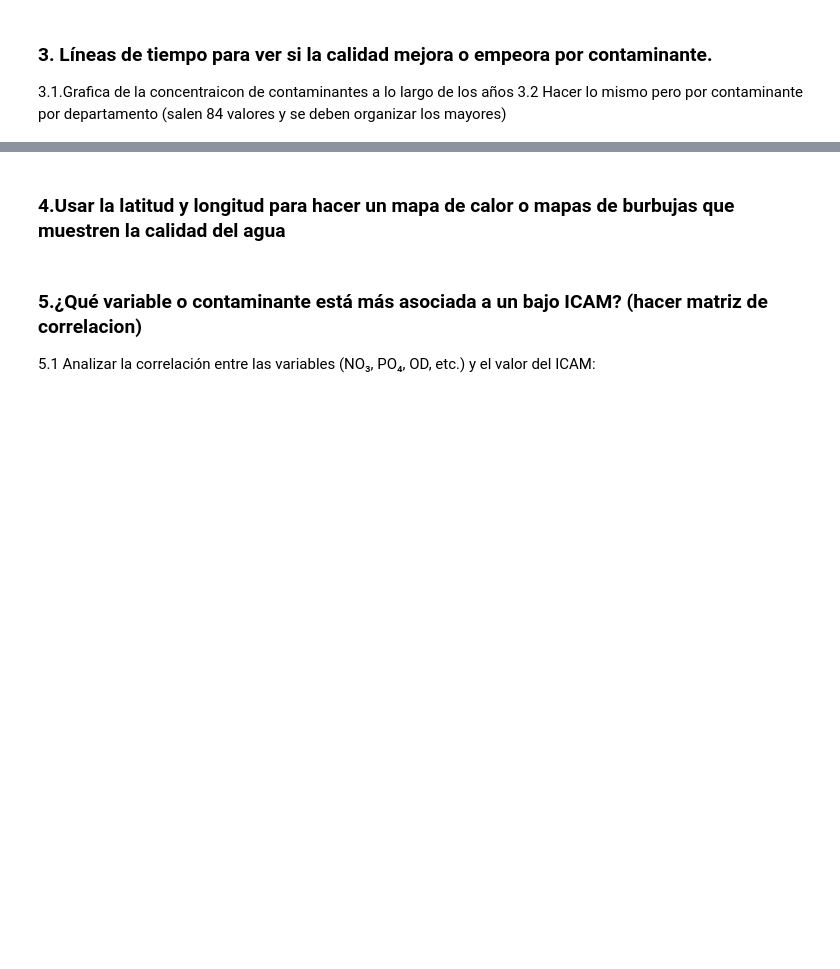
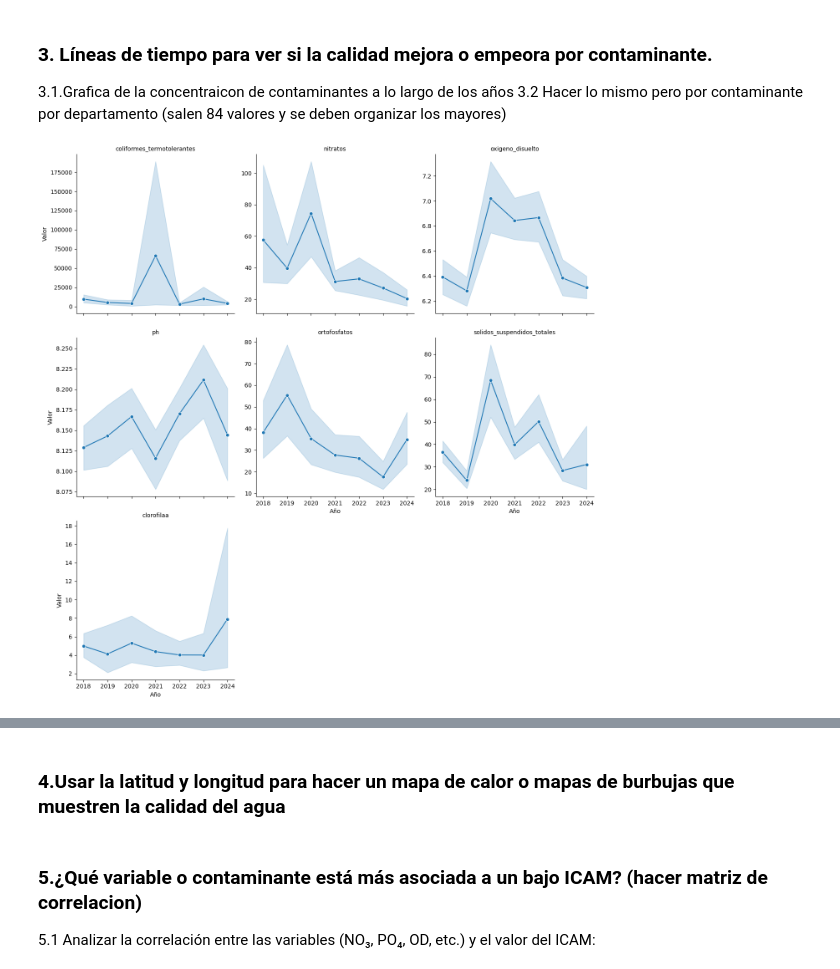
Before and after one commit to catago16/proyectoICAM, a Jupyter notebook: limpieza.ipynb, the cells around one changed output, grey strips where cells are left out. Drawn from its saved outputs; the diff is of its cells as text; code cells hidden in the pictures; blank space fills up the shorter version.

```diff
--- a/limpieza.ipynb
+++ b/limpieza.ipynb
@@ -367,22 +520,24 @@ plt.show()
 # %%
 # 3.1. Grafica de la concentraicon de contaminantes a lo largo de los años
 contaminantes = [
     'coliformes_termotolerantes', 'nitratos', 'oxigeno_disuelto',
     'ph', 'ortofosfatos','solidos_suspendidos_totales', 'clorofilaa'
 ]
 
 # se crea un mini df con los contaminantes y pasar a formato largo
 df_plot = icam[['año'] + contaminantes]
 df_melted = df_plot.melt(id_vars='año', value_vars=contaminantes, var_name='variable', value_name='valor') ###Usa melt para poner los contaminantes en una sola columna.
 
 # Crear 7 paneles (uno por variable)
-g = sns.FacetGrid(df_melted, col='variable', col_wrap=3, sharey=False, height=3.5)
+g = sns.FacetGrid(df_melted, col='variable', col_wrap=3, sharey=False, height=4.5)
 g.map(sns.lineplot, 'año', 'valor', marker='o')
 
 # Ajustes visuales
 g.set_titles("{col_name}")
 g.set_axis_labels("Año", "Valor")
 plt.tight_layout()
 plt.show()
+# %% [output]
+[figure, added]
 # %%
 df_melted
```
Also changed, not shown: parts of 28 cells of this notebook, 2 other files.
